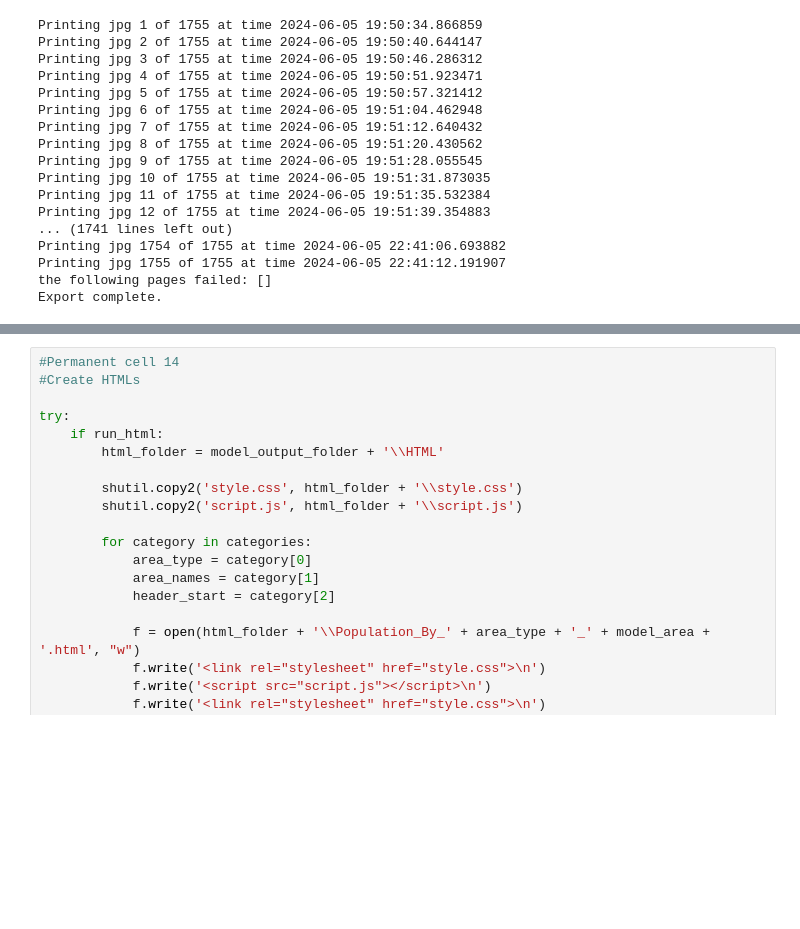
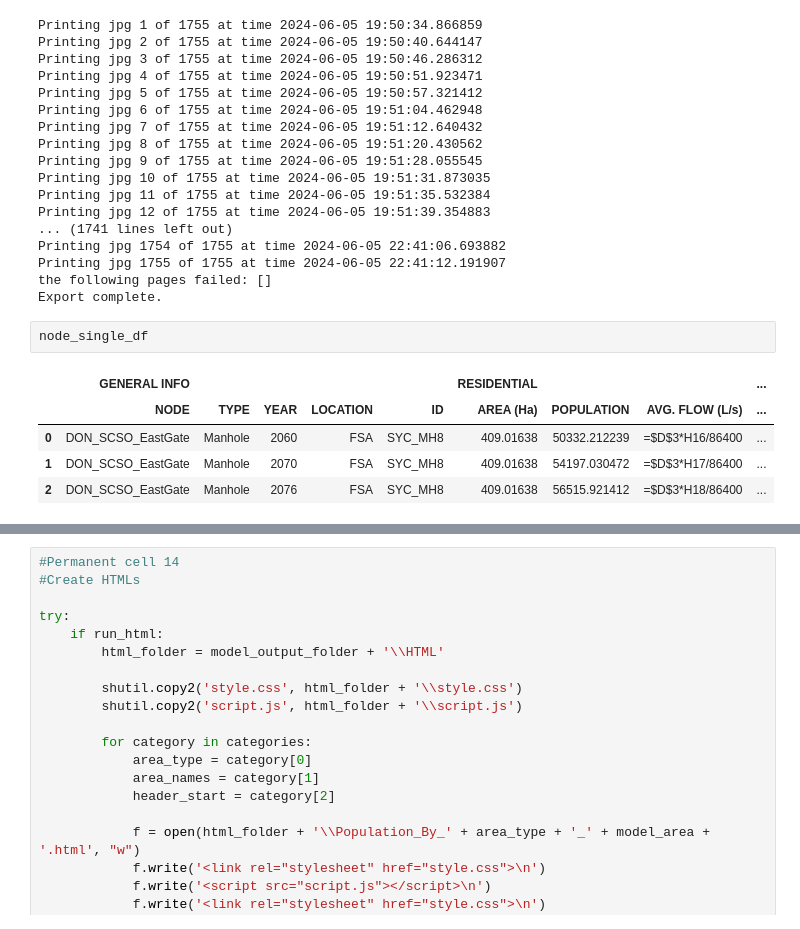
Before and after one commit to henriklocke/Mike2GIS, a Jupyter notebook: RAWN_Tool.ipynb, the cells around one changed output, grey strips where cells are left out. Cells and saved outputs as stored; diff of their text form; blank space fills up the shorter version.

```diff
--- a/RAWN_Tool.ipynb
+++ b/RAWN_Tool.ipynb
@@ -633,6 +618,14 @@ Printing jpg 1754 of 1755 at time 2024-06-05 22:41:06.693882
 Printing jpg 1755 of 1755 at time 2024-06-05 22:41:12.191907
 the following pages failed: []
 Export complete.
+# %%
+node_single_df
+# %% [output]
+|  | GENERAL INFO |  |  |  |  | RESIDENTIAL |  |  | ... |
+|  | NODE | TYPE | YEAR | LOCATION | ID | AREA (Ha) | POPULATION | AVG. FLOW (L/s) | ... |
+| 0 | DON_SCSO_EastGate | Manhole | 2060 | FSA | SYC_MH8 | 409.01638 | 50332.212239 | =$D$3*H16/86400 | ... |
+| 1 | DON_SCSO_EastGate | Manhole | 2070 | FSA | SYC_MH8 | 409.01638 | 54197.030472 | =$D$3*H17/86400 | ... |
+| 2 | DON_SCSO_EastGate | Manhole | 2076 | FSA | SYC_MH8 | 409.01638 | 56515.921412 | =$D$3*H18/86400 | ... |
 # %%
 #Permanent cell 13
 #Create spreadsheets
```
Also changed, not shown: parts of 10 cells of this notebook.
